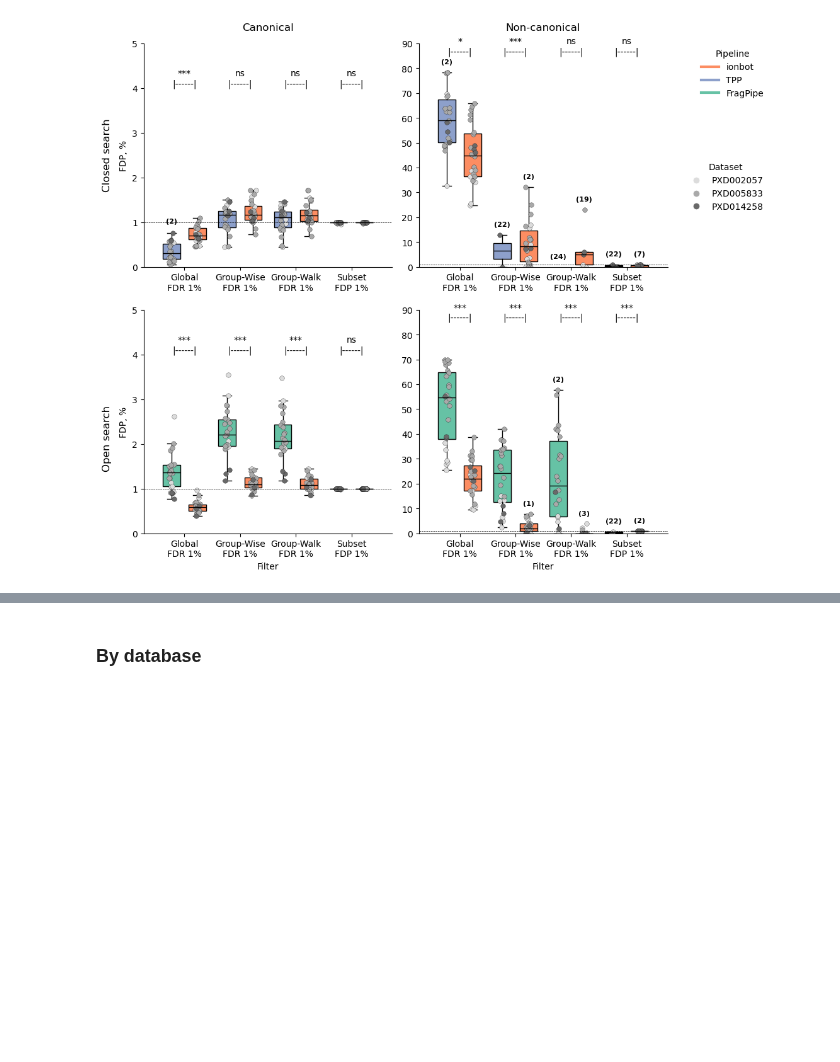
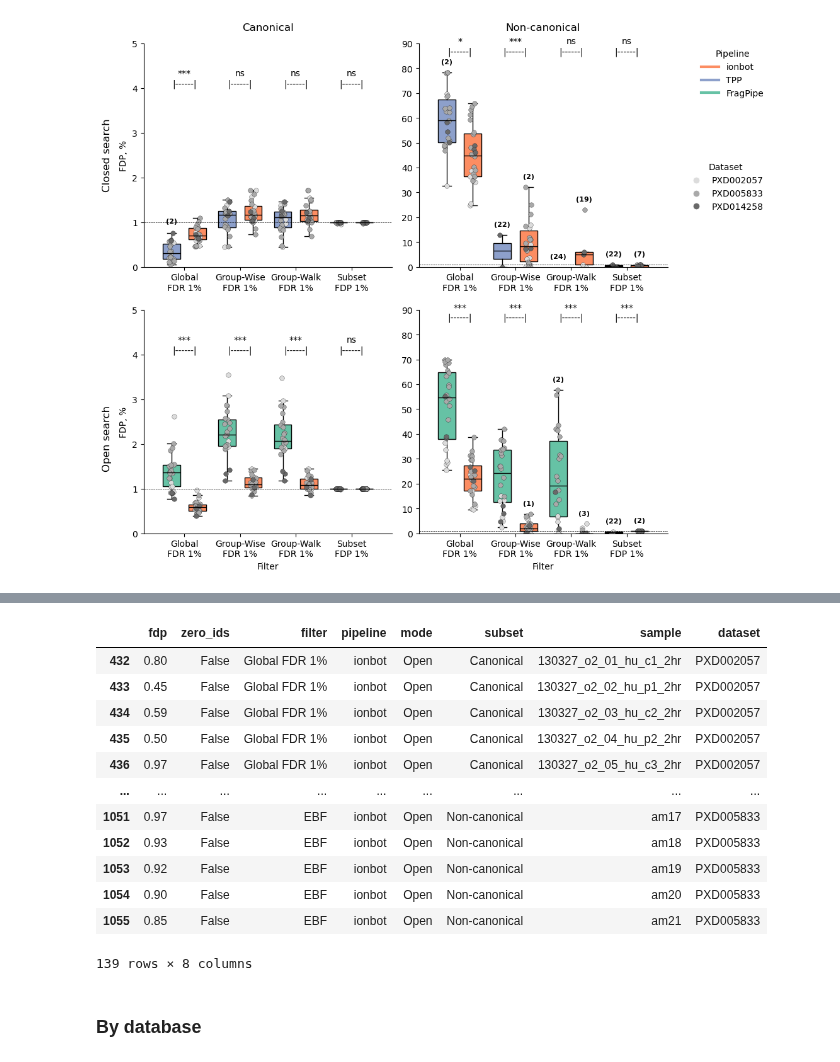
Before and after one commit to CompOmics/oui-discovery, a Jupyter notebook: oui-discovery-vv/plot-0-fdp.ipynb, the cells around one changed output, grey strips where cells are left out. Cells and saved outputs as stored; diff of their text form; code cells hidden in the pictures; blank space fills up the shorter version.

```diff
--- a/oui-discovery-vv/plot-0-fdp.ipynb
+++ b/oui-discovery-vv/plot-0-fdp.ipynb
@@ -269,3 +455,19 @@ plt.savefig(f"{plot_dir}/entrapment_subsets.svg", format='svg', bbox_inches = 't
+# %%
+data_toplot
+# %% [output]
+|  | fdp | zero_ids | filter | pipeline | mode | subset | sample | dataset |
+| 432 | 0.80 | False | Global FDR 1% | ionbot | Open | Canonical | 130327_o2_01_hu_c1_2hr | PXD002057 |
+| 433 | 0.45 | False | Global FDR 1% | ionbot | Open | Canonical | 130327_o2_02_hu_p1_2hr | PXD002057 |
+| 434 | 0.59 | False | Global FDR 1% | ionbot | Open | Canonical | 130327_o2_03_hu_c2_2hr | PXD002057 |
+| 435 | 0.50 | False | Global FDR 1% | ionbot | Open | Canonical | 130327_o2_04_hu_p2_2hr | PXD002057 |
+| 436 | 0.97 | False | Global FDR 1% | ionbot | Open | Canonical | 130327_o2_05_hu_c3_2hr | PXD002057 |
+| ... | ... | ... | ... | ... | ... | ... | ... | ... |
+| 1051 | 0.97 | False | EBF | ionbot | Open | Non-canonical | am17 | PXD005833 |
+| 1052 | 0.93 | False | EBF | ionbot | Open | Non-canonical | am18 | PXD005833 |
+| 1053 | 0.92 | False | EBF | ionbot | Open | Non-canonical | am19 | PXD005833 |
+| 1054 | 0.90 | False | EBF | ionbot | Open | Non-canonical | am20 | PXD005833 |
+| 1055 | 0.85 | False | EBF | ionbot | Open | Non-canonical | am21 | PXD005833 |
+139 rows × 8 columns
 # %%
 # Why Group-Walk/Wise get close to FDP 1% in open search than with closed search? - many IDs & high scoring?
 # %% [markdown]
```
Also changed, not shown: parts of 1 cell of this notebook, 32 other files.
